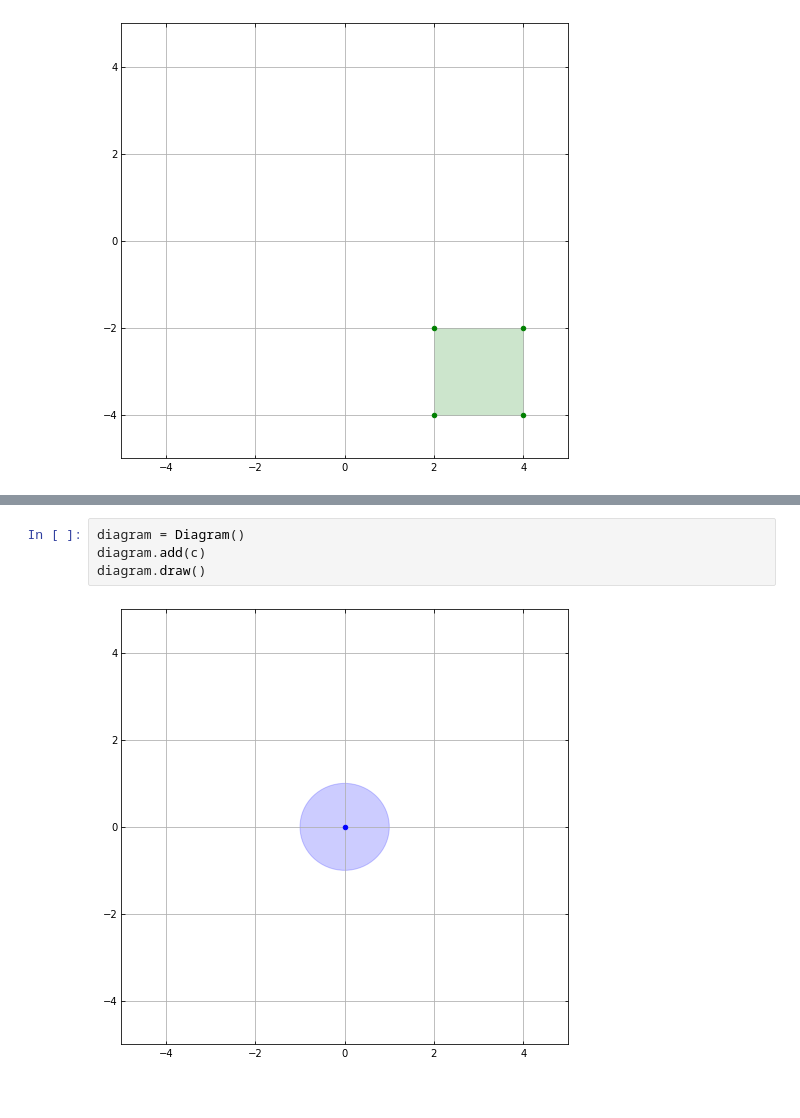
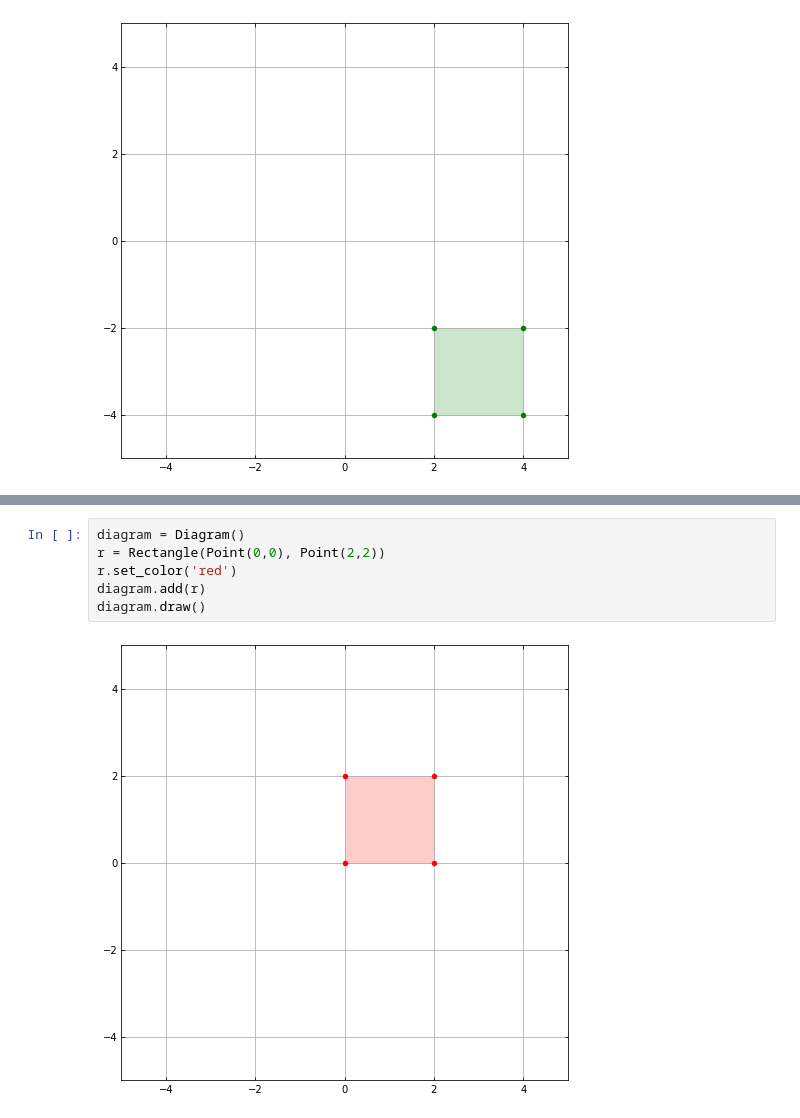
Before and after one commit to BrianGMcEnery/pythagorean-triples, a Jupyter notebook: notebooks/Drawing.ipynb, the cells around one changed output, grey strips where cells are left out. Saved outputs shown, nothing was run; the diff lists cells and outputs as text.

Commit message:
Can now set the objects color

```diff
--- a/notebooks/Drawing.ipynb
+++ b/notebooks/Drawing.ipynb
@@ -48,6 +80,8 @@ Circle(Point(0, 0), 1.0)
 # %%
 diagram = Diagram()
-diagram.add(c)
+r = Rectangle(Point(0,0), Point(2,2))
+r.set_color('red')
+diagram.add(r)
 diagram.draw()
 # %% [output]
-[figure, old version]
+[figure, new version]
```
Also changed, not shown: parts of 6 cells of this notebook, 5 other files.
